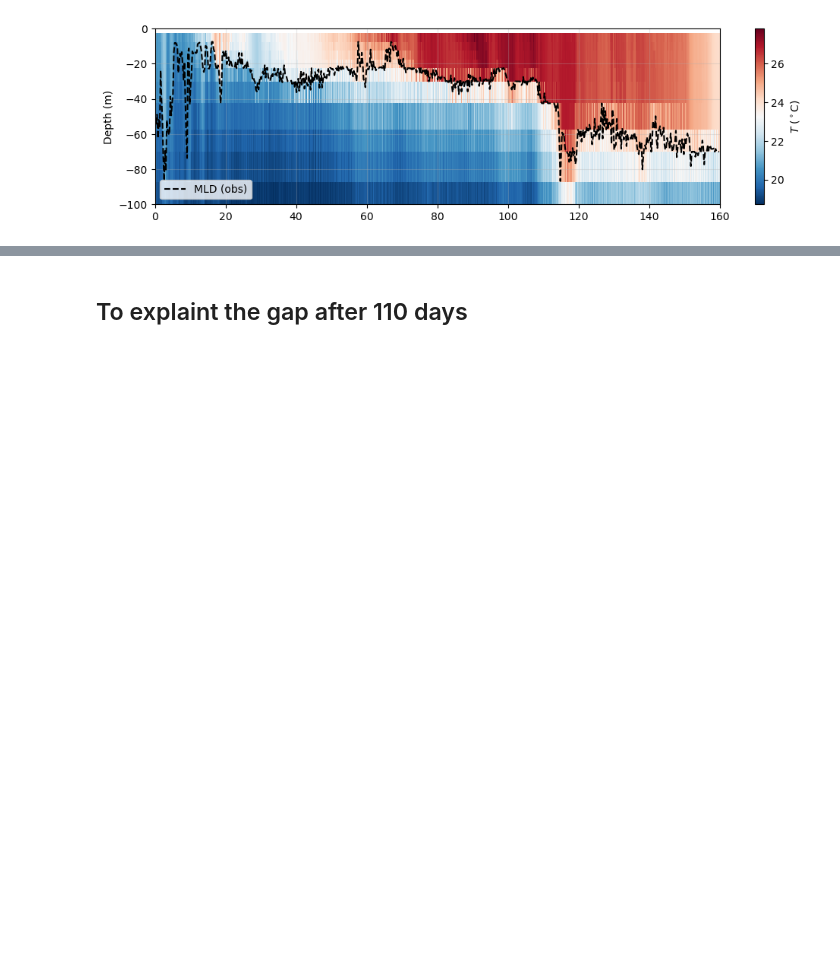
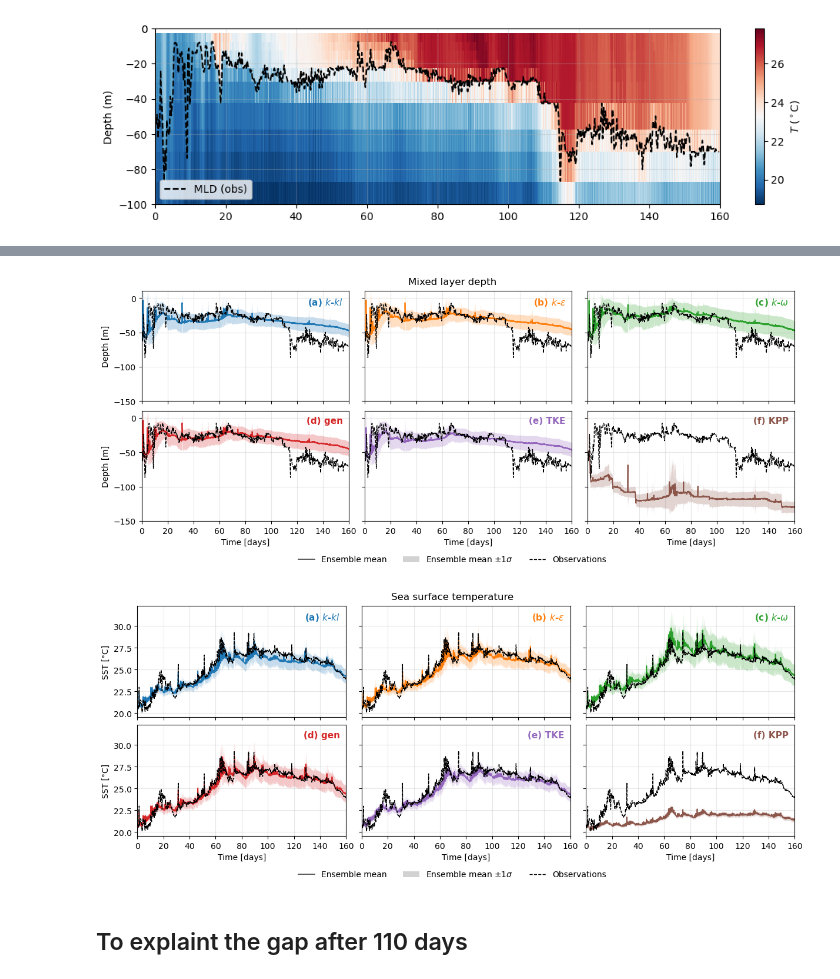
Before and after one commit to mattmattnex/taia-1DV-FD, a Jupyter notebook: experiments/3_Lotus_realistic/realistic_analysis.ipynb, the cells around one changed output, grey strips where cells are left out. Drawn from its saved outputs; the diff is of its cells as text; code cells hidden in the pictures; blank space fills up the shorter version.

Commit message:
Remaking the plots for exp 3

```diff
--- a/experiments/3_Lotus_realistic/realistic_analysis.ipynb
+++ b/experiments/3_Lotus_realistic/realistic_analysis.ipynb
@@ -153,0 +63,25 @@ plt.grid()
+# %%
+def _load(model_name, ne, var, level=None, sign=1, use_daily_mean=False):
+    file_name = OUTPUT_FOLDER + f'lotus_stratif_{model_name}_ne{ne}.nc'
+    with nc.Dataset(file_name) as data:
+        t = data['time'][:] / 86400
+        m = data[f'{var}_mean'][:]
+        v = data[f'{var}_var'][:]
+    if level is not None:
+        m, v = m[:, level], v[:, level]
+    m = sign * m
+
+    if use_daily_mean:
+        t_avg, m = daily_mean(t, m, N_DAYS)
+        _,     v = daily_mean(t, v, N_DAYS)
+        t = t_avg
+    return t, m, v**0.5
+
+def load_MLD(model_name, ne, **kw):
+    return _load(model_name, ne, 'mld', sign=-1, **kw)
+
+def load_SST(model_name, ne, **kw):
+    return _load(model_name, ne, 'temp', level=0, **kw)
+
+def epic_days(f):
+    return f['time'][:].astype(float) + f['time2'][:].astype(float) / 86400e3
@@ -154,3 +123,26 @@ plt.grid()
+# %%
+# ---------- Observed SST ----------
+with nc.Dataset(MET_FILE) as f:
+    f.set_auto_mask(False)
+    t_met = epic_days(f)
+    t_met -= t_met[0]
+    sst = f['stmp'][:, 0, 0, 0].astype(np.float64)
+
+sst[np.abs(sst) > 1e30] = np.nan
+keep = (t_met >= 0) & (t_met <= N_DAYS)
+t_met, sst = t_met[keep], sst[keep]
+# t_met_d, sst_d = daily_mean(t_met, sst, N_DAYS)
+
+# ---------- Figures ----------
+fig_mld, _ = closures_grid(load_MLD, t_bin, -mld_obs_bin,
+                           ylabel='Depth [m]', title='Mixed layer depth',
+                           ylim=(-150, 10))
+
+fig_sst, _ = closures_grid(load_SST, t_met, sst,
+                           ylabel='SST [°C]', title='Sea surface temperature')
+# %% [output]
+[figure, added]
+[figure, added]
 # %% [markdown]
 ## To explaint the gap after 110 days
 # %%
```
Also changed, not shown: parts of 17 cells of this notebook, 1 other file.
